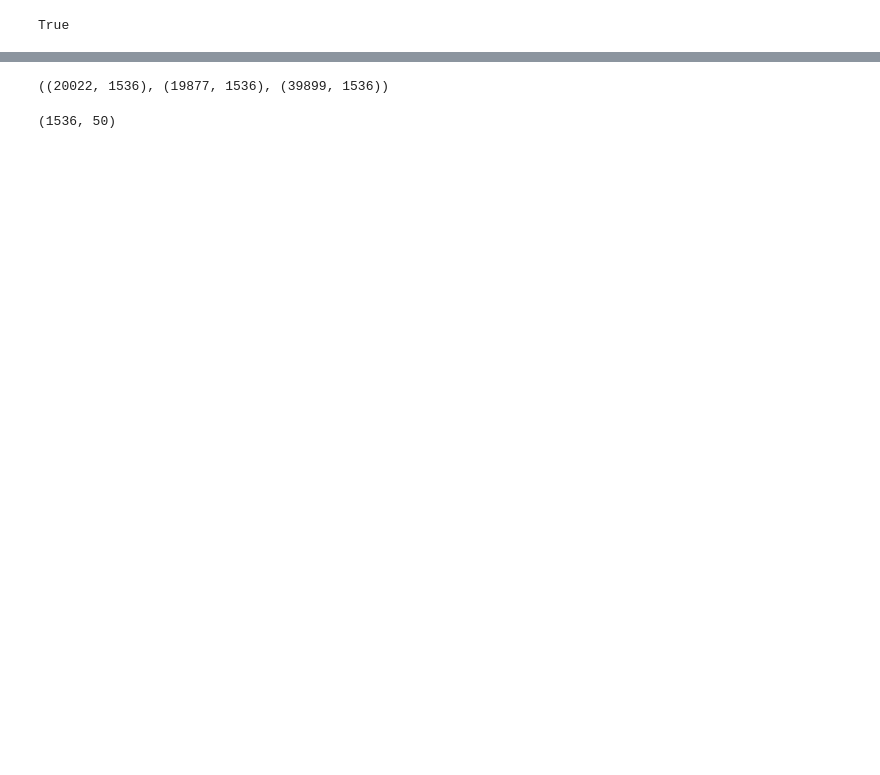
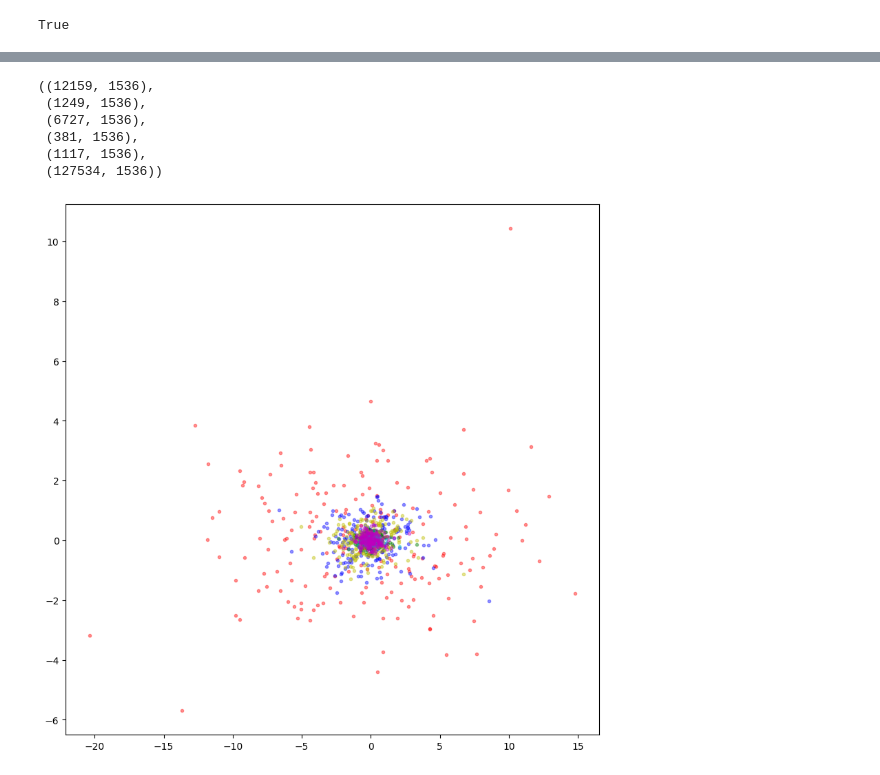
Before and after one commit to nishtahir/text-embeddings-decomposition, a Jupyter notebook: notebooks/decomposition_pos_3_way_removal.ipynb, the cells around one changed output, grey strips where cells are left out. Drawn from its saved outputs; the diff is of its cells as text; code cells hidden in the pictures; blank space fills up the shorter version.

```diff
--- a/notebooks/decomposition_pos_3_way_removal.ipynb
+++ b/notebooks/decomposition_pos_3_way_removal.ipynb
@@ -100,17 +78,0 @@ len(positive_train_df), len(negative_train_df)
-# %%
-emb_pos = np.array([np.array(emb) for emb in positive_train_df["embeddings"]])
-emb_neg = np.array([np.array(emb) for emb in negative_train_df["embeddings"]])
-
-emb_all = np.concatenate([emb_pos, emb_neg])
-np.random.shuffle(emb_all)
-
-emb_pos.shape, emb_neg.shape, emb_all.shape
-# %% [output]
-((20022, 1536), (19877, 1536), (39899, 1536))
-# %%
-k = 50
-Q_all, R_all = np.linalg.qr(emb_all.T)
-Q_review = Q_all[:, :k]
-Q_review.shape
-# %% [output]
-(1536, 50)
@@ -117,3 +81,56 @@ Q_review.shape
+# %%
+toxic_train_df = train_df[train_df["toxic"] == 1]
+emb_toxic = np.array([np.array(emb) for emb in toxic_train_df["embeddings"]])
+
+severe_toxic_train_df = train_df[train_df["severe_toxic"] == 1]
+emb_severe_toxic = np.array([np.array(emb) for emb in severe_toxic_train_df["embeddings"]])
+
+obscene_train_df = train_df[train_df["obscene"] == 1]
+emb_obscene = np.array([np.array(emb) for emb in obscene_train_df["embeddings"]])
+
+threat_train_df = train_df[train_df["threat"] == 1]
+emb_threat = np.array([np.array(emb) for emb in threat_train_df["embeddings"]])
+
+identity_hate_train_df = train_df[train_df["identity_hate"] == 1]
+emb_identity_hate = np.array([np.array(emb) for emb in identity_hate_train_df["embeddings"]])
+
+emb_all = np.array([np.array(emb) for emb in train_df["embeddings"]])
+
+(
+    emb_toxic.shape,
+    emb_severe_toxic.shape,
+    emb_obscene.shape,
+    emb_threat.shape,
+    emb_identity_hate.shape,
+    emb_all.shape,
+)
+# %% [output]
+((12159, 1536),
+ (1249, 1536),
+ (6727, 1536),
+ (381, 1536),
+ (1117, 1536),
+ (127534, 1536))
+# %%
+k = 150
+Q_all = PCA(n_components=k).fit_transform(emb_all.T)
+
+Q_toxic = PCA(n_components=k).fit_transform(emb_toxic.T)
+Q_severe_toxic = PCA(n_components=k).fit_transform(emb_severe_toxic.T)
+Q_obscene = PCA(n_components=k).fit_transform(emb_obscene.T)
+Q_threat = PCA(n_components=k).fit_transform(emb_threat.T)
+Q_identity_hate = PCA(n_components=k).fit_transform(emb_identity_hate.T)
+# %%
+plt.figure(figsize=(10, 10))
+plt.plot(Q_all[:k, 0], Q_all[:k, 1], "r.", alpha=0.4)
+plt.plot(Q_toxic[:k, 0], Q_toxic[:k, 1], "b.", alpha=0.4)
+plt.plot(Q_severe_toxic[:k, 0], Q_severe_toxic[:k, 1], "g.", alpha=0.4)
+plt.plot(Q_obscene[:k, 0], Q_obscene[:k, 1], "y.", alpha=0.4)
+plt.plot(Q_threat[:k, 0], Q_threat[:k, 1], "c.", alpha=0.4)
+plt.plot(Q_identity_hate[:k, 0], Q_identity_hate[:k, 1], "m.", alpha=0.4)
+plt.show()
+# %% [output]
+[figure, added]
 # %%
 def remove_common_component(q, Q_common):
     # Project q onto the common review subspace
```
Also changed, not shown: parts of 20 cells of this notebook, 4 other files.
